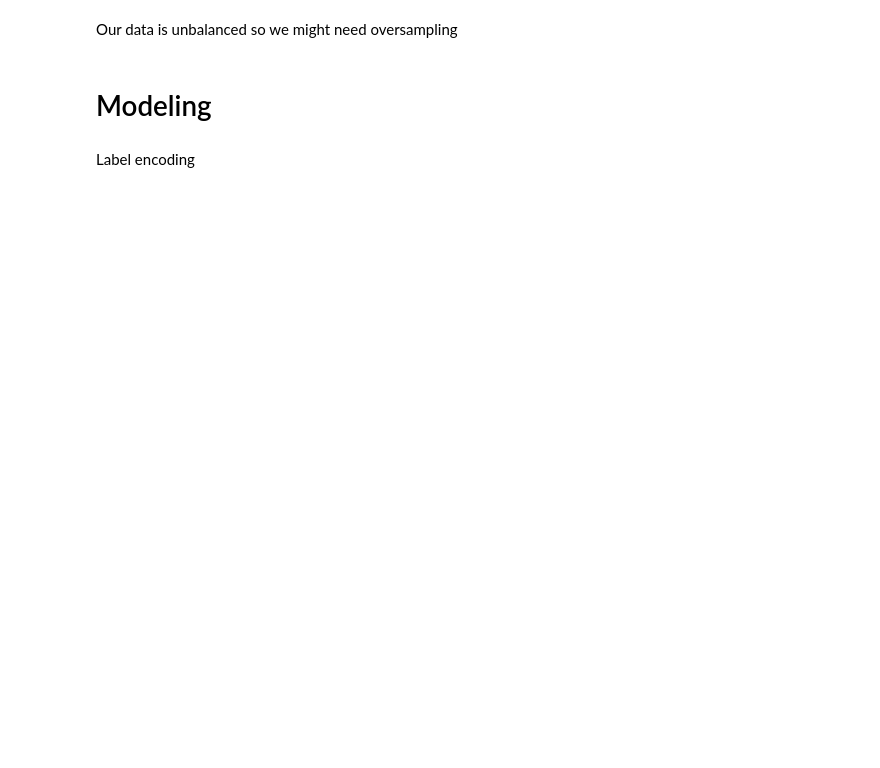
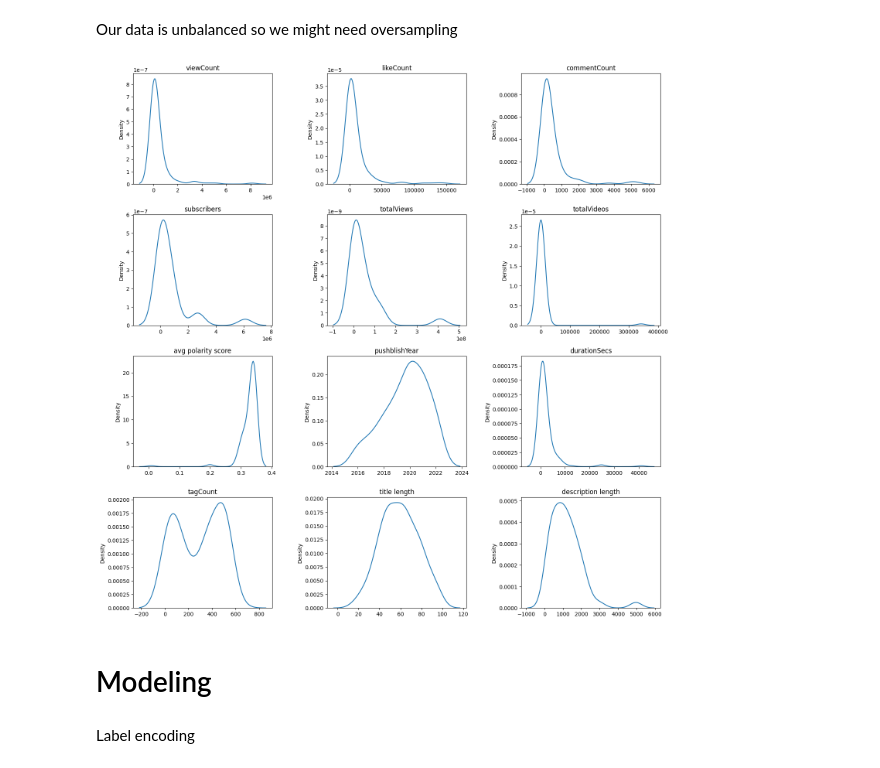
Before and after one commit to mhaln3mi/Youtube-content-quality-classification, a Jupyter notebook: code.ipynb, the cells around one changed output. Drawn from its saved outputs; the diff is of its cells as text; code cells hidden in the pictures; blank space fills up the shorter version.

```diff
--- a/code.ipynb
+++ b/code.ipynb
@@ -136,6 +157,21 @@ Name: Label, dtype: int64
 Our data is unbalanced so we might need oversampling
 # %%
 # sns.scatterplot(x="commentCount", y="durationSecs", hue="Label", data = df)
+# %%
+df_dist = df.select_dtypes([int,float])
+fig = plt.figure(figsize=(15, 18))
+try:
+    for i,columns in enumerate(df_dist.columns, 1):
+        ax = plt.subplot(5,3,i)
+        sns.kdeplot(x=df_dist[columns])
+        ax.set_xlabel(None)
+        ax.set_title(f'{columns}')
+        plt.tight_layout(w_pad=3)
+except ValueError as ve:
+    exit;
+plt.show()
+# %% [output]
+[figure, added]
 # %% [markdown]
 # Modeling
 # %%
```
Also changed, not shown: parts of 32 cells of this notebook, 4 other files.
